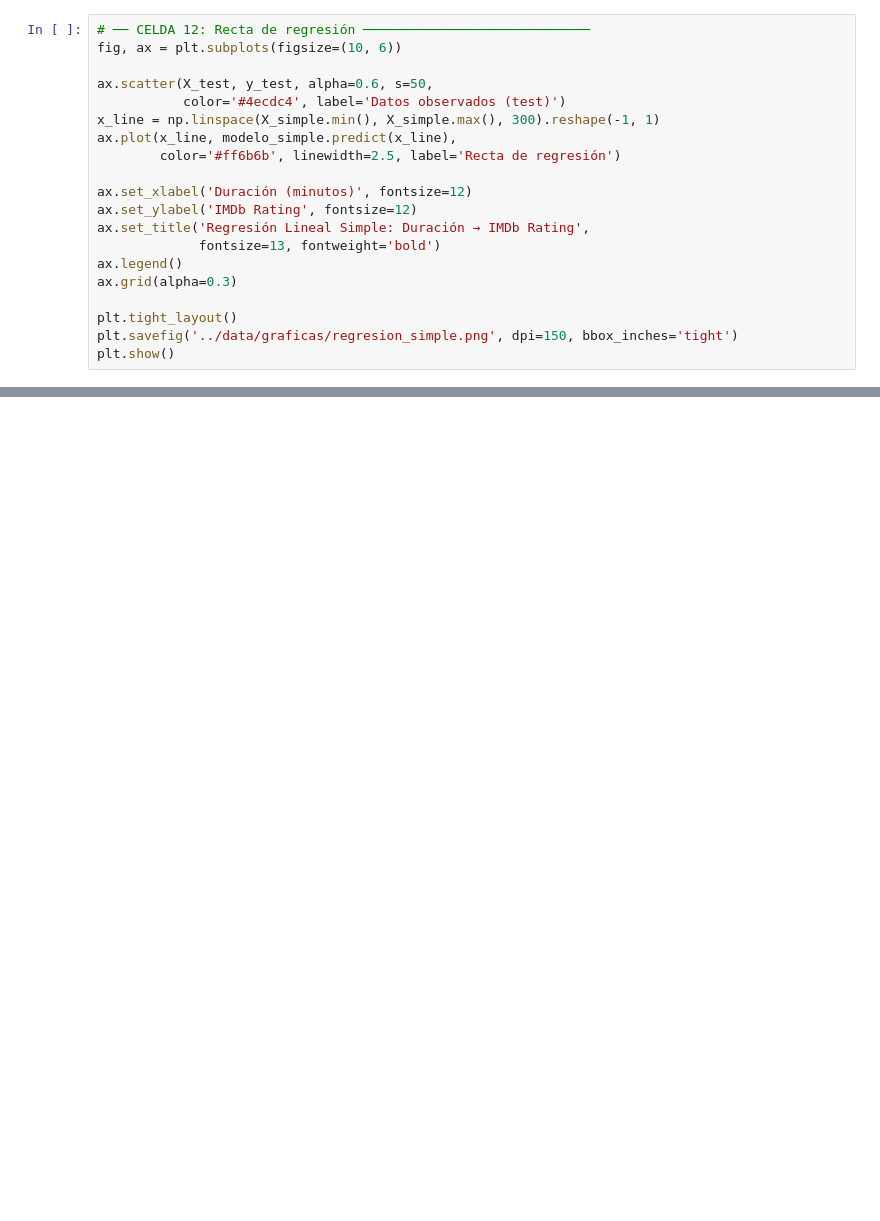
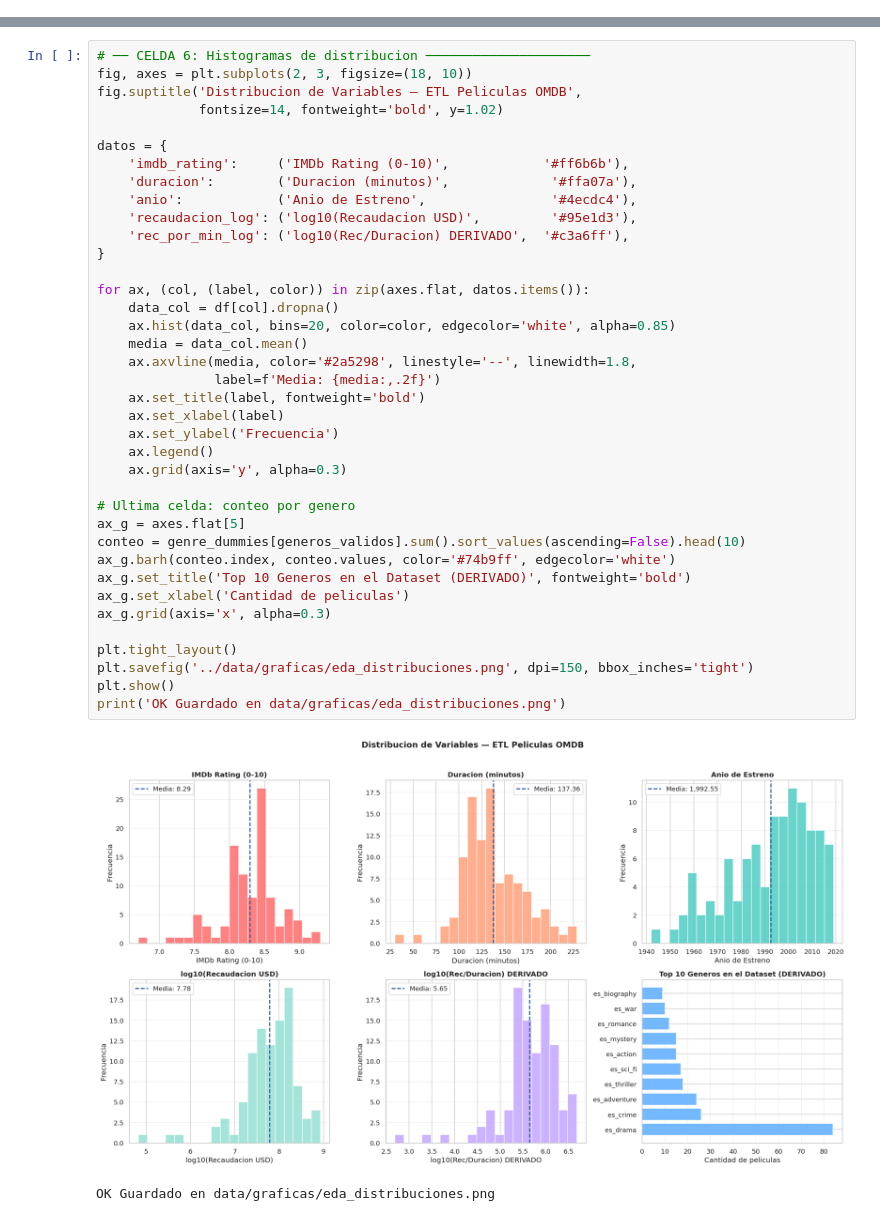
Before and after one commit to Yefersom10/Grupo6_Obregon_Heredia_MD1, a Jupyter notebook: Etl-Proyecto/notebooks/regresion_peliculas.ipynb, the cells around one changed output, grey strips where cells are left out. Cells and saved outputs as stored; diff of their text form; blank space fills up the shorter version.

```diff
--- a/Etl-Proyecto/notebooks/regresion_peliculas.ipynb
+++ b/Etl-Proyecto/notebooks/regresion_peliculas.ipynb
@@ -322,20 +0,0 @@ Ecuación : imdb_rating = 7.816 + 0.0035 × duracion
-# %%
-# ── CELDA 12: Recta de regresión ─────────────────────────────
-fig, ax = plt.subplots(figsize=(10, 6))
-
-ax.scatter(X_test, y_test, alpha=0.6, s=50,
-           color='#4ecdc4', label='Datos observados (test)')
-x_line = np.linspace(X_simple.min(), X_simple.max(), 300).reshape(-1, 1)
-ax.plot(x_line, modelo_simple.predict(x_line),
-        color='#ff6b6b', linewidth=2.5, label='Recta de regresión')
-
-ax.set_xlabel('Duración (minutos)', fontsize=12)
-ax.set_ylabel('IMDb Rating', fontsize=12)
-ax.set_title('Regresión Lineal Simple: Duración → IMDb Rating',
-             fontsize=13, fontweight='bold')
-ax.legend()
-ax.grid(alpha=0.3)
-
-plt.tight_layout()
-plt.savefig('../data/graficas/regresion_simple.png', dpi=150, bbox_inches='tight')
-plt.show()
@@ -790,0 +211,41 @@ print(f"\n⭐ IMDb Rating predicho : {pred_clamp:.2f} / 10")
+# %%
+# ── CELDA 6: Histogramas de distribucion ─────────────────────
+fig, axes = plt.subplots(2, 3, figsize=(18, 10))
+fig.suptitle('Distribucion de Variables — ETL Peliculas OMDB',
+             fontsize=14, fontweight='bold', y=1.02)
+
+datos = {
+    'imdb_rating':     ('IMDb Rating (0-10)',            '#ff6b6b'),
+    'duracion':        ('Duracion (minutos)',             '#ffa07a'),
+    'anio':            ('Anio de Estreno',                '#4ecdc4'),
+    'recaudacion_log': ('log10(Recaudacion USD)',         '#95e1d3'),
+    'rec_por_min_log': ('log10(Rec/Duracion) DERIVADO',  '#c3a6ff'),
+}
+
+for ax, (col, (label, color)) in zip(axes.flat, datos.items()):
+    data_col = df[col].dropna()
+    ax.hist(data_col, bins=20, color=color, edgecolor='white', alpha=0.85)
+    media = data_col.mean()
+    ax.axvline(media, color='#2a5298', linestyle='--', linewidth=1.8,
+               label=f'Media: {media:,.2f}')
+    ax.set_title(label, fontweight='bold')
+    ax.set_xlabel(label)
+    ax.set_ylabel('Frecuencia')
+    ax.legend()
+    ax.grid(axis='y', alpha=0.3)
+
+# Ultima celda: conteo por genero
+ax_g = axes.flat[5]
+conteo = genre_dummies[generos_validos].sum().sort_values(ascending=False).head(10)
+ax_g.barh(conteo.index, conteo.values, color='#74b9ff', edgecolor='white')
+ax_g.set_title('Top 10 Generos en el Dataset (DERIVADO)', fontweight='bold')
+ax_g.set_xlabel('Cantidad de peliculas')
+ax_g.grid(axis='x', alpha=0.3)
+
+plt.tight_layout()
+plt.savefig('../data/graficas/eda_distribuciones.png', dpi=150, bbox_inches='tight')
+plt.show()
+print('OK Guardado en data/graficas/eda_distribuciones.png')
+# %% [output]
+[figure, added]
+OK Guardado en data/graficas/eda_distribuciones.png
```
Also changed, not shown: parts of 66 cells of this notebook.
